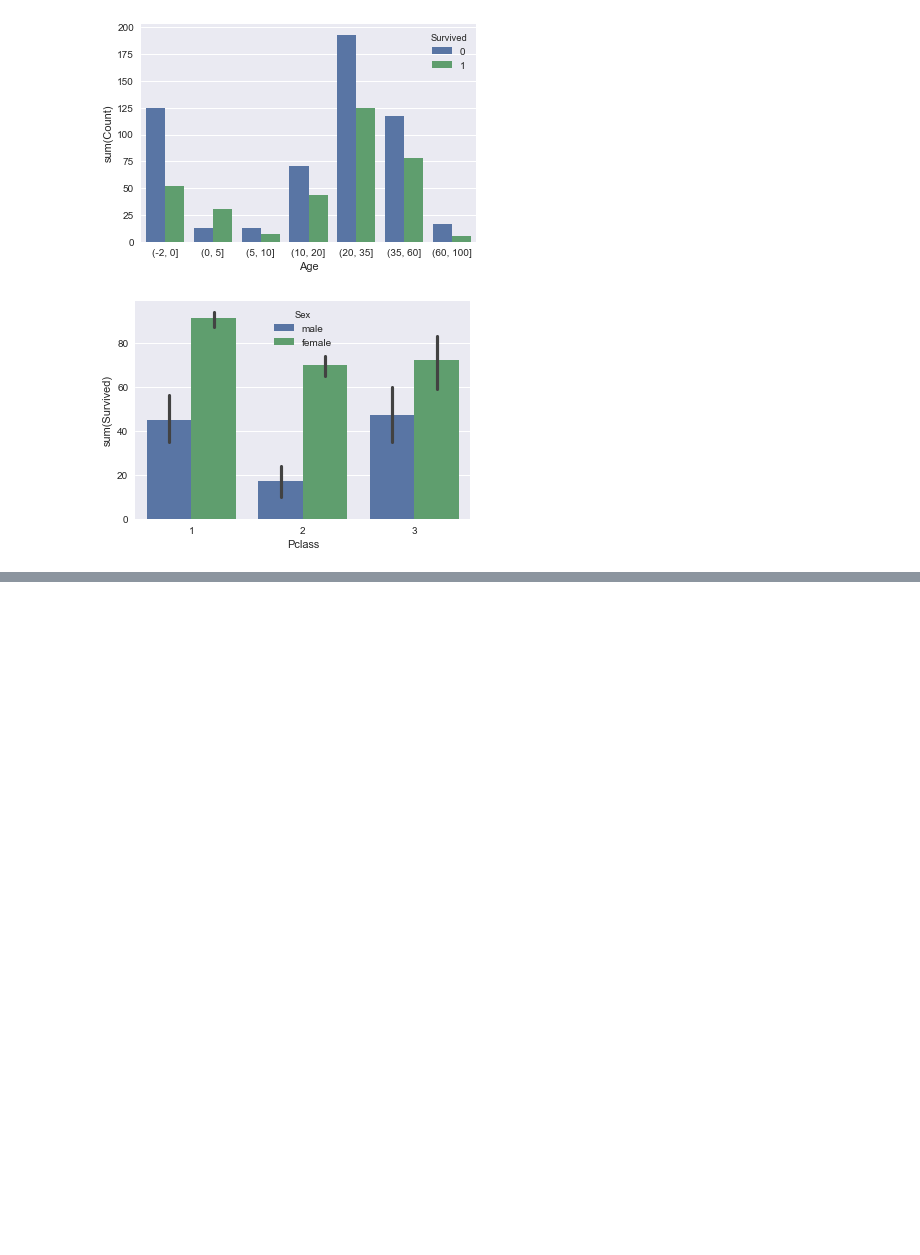
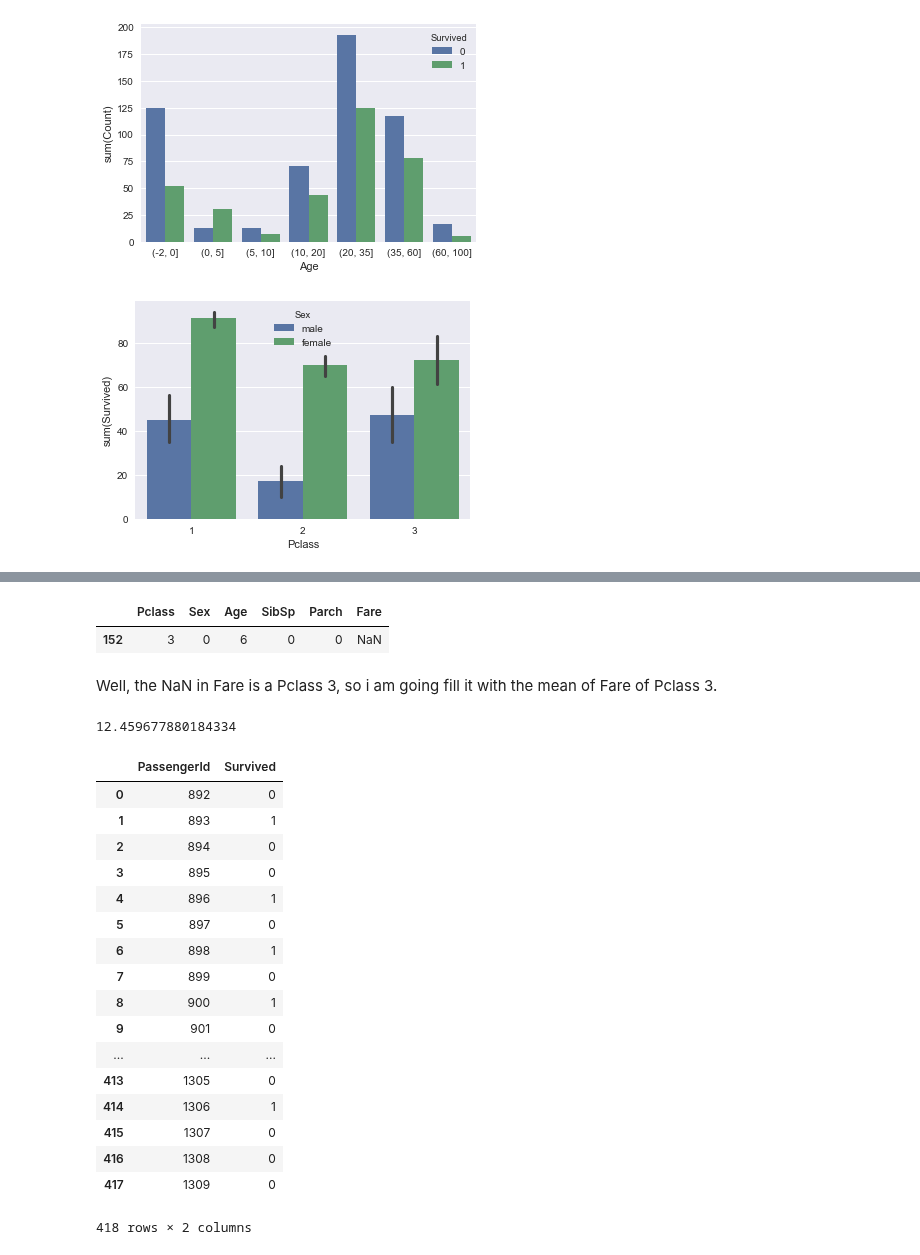
Before and after one commit to edenzhong/KaggleTitanicTrial, a Jupyter notebook: notebook/my_1st_trial.ipynb, the cells around one changed output, grey strips where cells are left out. Saved outputs shown, nothing was run; the diff lists cells and outputs as text; code cells hidden in the pictures; blank space fills up the shorter version.

```diff
--- a/notebook/my_1st_trial.ipynb
+++ b/notebook/my_1st_trial.ipynb
@@ -355,0 +365,4 @@ plt.show()
+# %%
+logreg = LogisticRegression()
+logreg.fit(x_train,y_train)
+logreg.score(x_train, y_train)
@@ -355,0 +373,17 @@ plt.show()
+# %%
+del df_test['Cabin']
+del df_test['Embarked']
+del df_test['Ticket']
+del df_test['Name']
+test_id = df_test['PassengerId']
+del df_test['PassengerId']
+
+# Sex
+df_test['Sex'] = df_test['Sex'].map({'female':1,'male':0}).astype(int)
+
+# Age
+colage = SimplyAge(df_test['Age'])
+df_test['Age'] = colage
+df_test['Age'] = df_test['Age'].map({'(-2, 0]':-1,'(0, 5]':1,'(5, 10]':2,'(10, 20]':3,'(20, 35]':4,'(35, 60]':5,'(60, 100]':6}).astype(int)
+
+df_test.head()
@@ -355,0 +411,39 @@ plt.show()
+# %%
+df_test[df_test['Fare'].isnull()]
+# %% [output]
+|  | Pclass | Sex | Age | SibSp | Parch | Fare |
+| 152 | 3 | 0 | 6 | 0 | 0 | NaN |
+# %% [markdown]
+Well, the NaN in Fare is a Pclass 3, so i am going fill it with the mean of Fare of Pclass 3.
+# %%
+df_test[df_test['Pclass']==3]['Fare'].mean()
+# %% [output]
+12.459677880184334
+# %%
+df_test['Fare'] = df_test['Fare'].fillna(df_test[df_test['Pclass']==3]['Fare'].mean())
+# %%
+Y_pred = logreg.predict(df_test)
+# %%
+ypred = pd.DataFrame()
+ypred['PassengerId'] = test_id
+ypred['Survived'] = Y_pred
+ypred
+# %% [output]
+|  | PassengerId | Survived |
+| 0 | 892 | 0 |
+| 1 | 893 | 1 |
+| 2 | 894 | 0 |
+| 3 | 895 | 0 |
+| 4 | 896 | 1 |
+| 5 | 897 | 0 |
+| 6 | 898 | 1 |
+| 7 | 899 | 0 |
+| 8 | 900 | 1 |
+| 9 | 901 | 0 |
+| ... | ... | ... |
+| 413 | 1305 | 0 |
+| 414 | 1306 | 1 |
+| 415 | 1307 | 0 |
+| 416 | 1308 | 0 |
+| 417 | 1309 | 0 |
+418 rows × 2 columns
```
Also changed, not shown: parts of 16 cells of this notebook, 3 other files.
